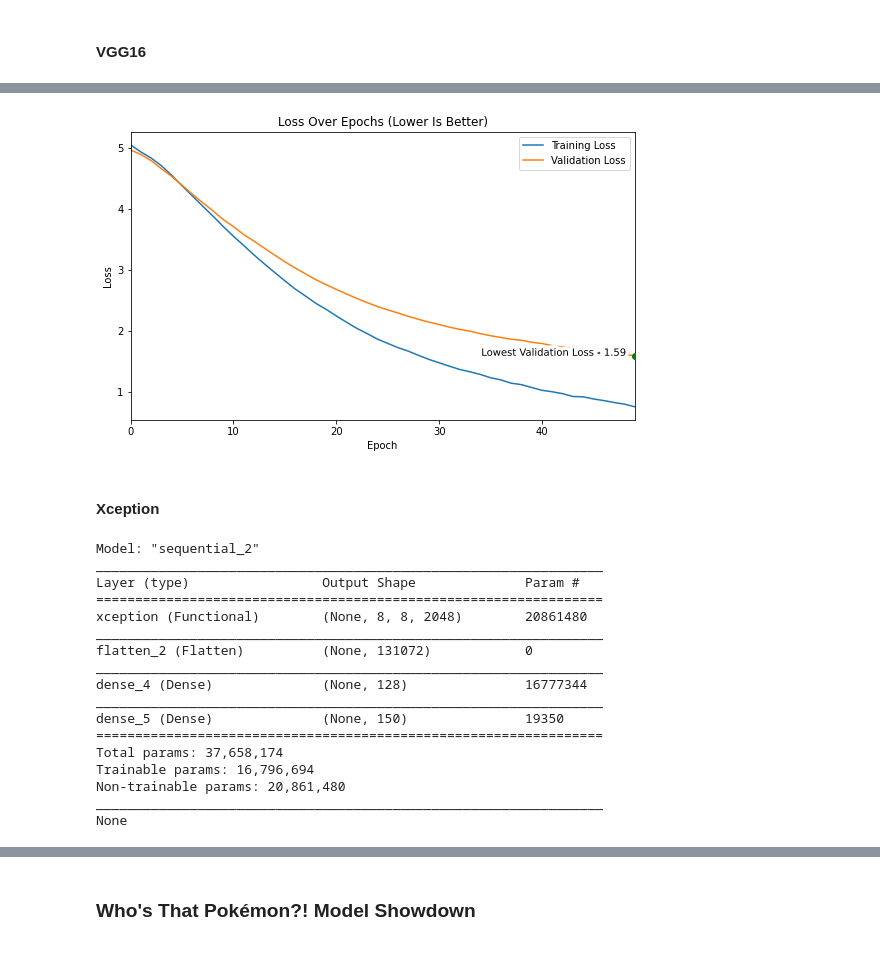
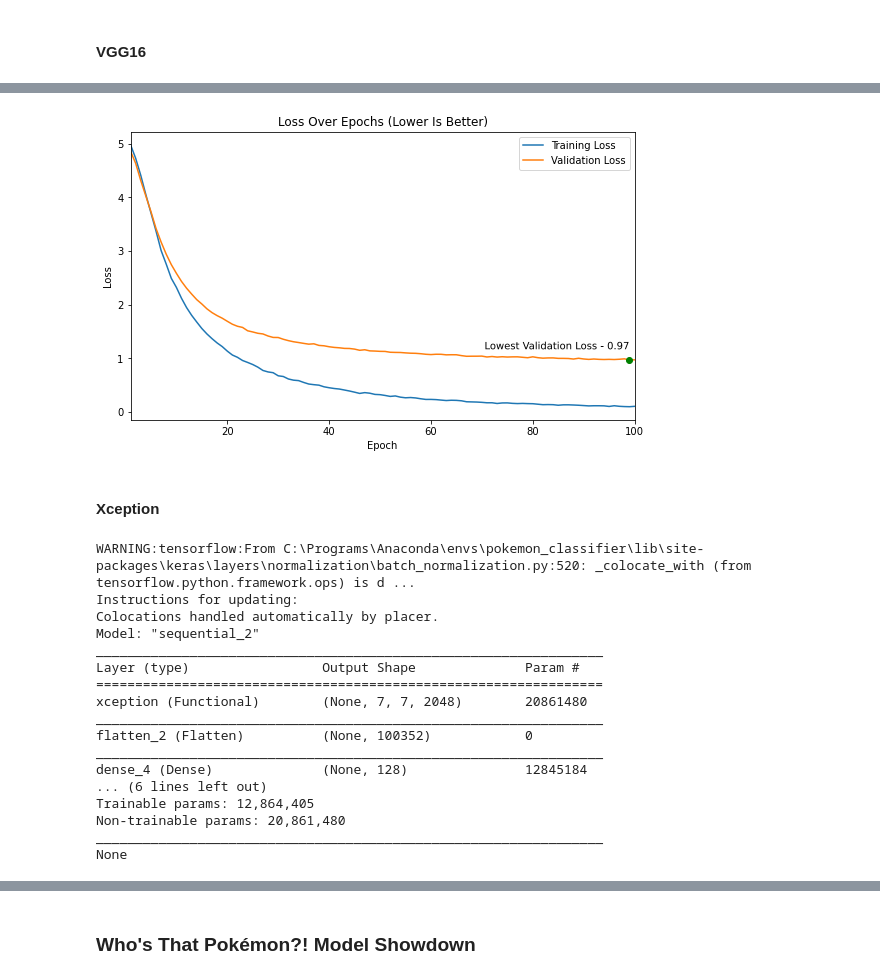
Before and after one commit to LinkWentz/whos-that-pokemon, a Jupyter notebook: pokemon_classification.ipynb, the cells around one changed output, grey strips where cells are left out. Drawn from its saved outputs; the diff is of its cells as text; code cells hidden in the pictures.

```diff
--- a/pokemon_classification.ipynb
+++ b/pokemon_classification.ipynb
@@ -193,8 +258,9 @@ plot_training_history(scratch_model_history, 'scratch_model_loss.jpg')
 # %% [markdown]
 ### Transfer Learning
 # %%
-def build_model(application, output_count = 2, input_shape = (244, 244, 3),
-    dense_count = 128, learning_rate = 1e-05, l2_factor = 1e-05):
+def build_model(application, output_count = 2, input_shape = (*IMAGE_SIZE, 3),
+    dense_count = 128, learning_rate = 1e-04, l2_factor = 1e-05,
+    dropout_rate = 0.1):
     '''
     Build a 2D convolutional neural network for transfer learning using a base
     keras application.
@@ -212,31 +278,33 @@ def build_model(application, output_count = 2, input_shape = (244, 244, 3),
          - default: 1e-5
         l2_factor: Factor for l2 regularizer.
          - default: 1e-2
+         dropout_rate: The dropout rate of the last intermediate dense layer.
+          - default: 0.2
 
     Returns:
         model: Convolutional neural network made using provided specifications.
     '''
     # Model property shotrcuts.
-    l2 = tf.keras.regularizers.l2(l2_factor)
-    adam = tf.keras.optimizers.Adam(learning_rate)
+    l2 = keras.regularizers.l2(l2_factor)
+    adam = keras.optimizers.Adam(learning_rate)
     # Initalize application.
     base_model = application(weights = 'imagenet', include_top = False,
         input_shape = input_shape)
     base_model.trainable = False
     # Initialize model.
-    model = tf.keras.models.Sequential()
+    model = keras.models.Sequential()
     # Base
     model.add(base_model)
     # Dense layers
-    model.add(tf.keras.layers.Flatten())
-    model.add(tf.keras.layers.Dense(128, activation = 'relu',
+    model.add(keras.layers.Flatten())
+    model.add(keras.layers.Dense(dense_count, activation = 'relu',
         kernel_regularizer = l2, bias_regularizer = l2,
         activity_regularizer = l2))
+    model.add(keras.layers.Dropout(dropout_rate))
     # Output layer
-    model.add(tf.keras.layers.Dense(output_count, activation = 'softmax'))
-
+    model.add(keras.layers.Dense(output_count, activation = 'softmax'))
     model.compile(optimizer = adam, loss = 'categorical_crossentropy',
-        metrics=[tf.keras.metrics.CategoricalAccuracy()])
+        metrics = [keras.metrics.CategoricalAccuracy()])
 
     print(model.summary())
 
@@ -244,7 +312,7 @@ def build_model(application, output_count = 2, input_shape = (244, 244, 3),
 # %% [markdown]
 #### VGG16
 # %%
-vgg16_model = build_model(tf.keras.applications.VGG16, output_count = 150)
+vgg16_model = build_model(keras.applications.VGG16, output_count = CLASS_COUNT)
 # %% [output]
 Model: "sequential_1"
 _________________________________________________________________
@@ -264,6 +334,14 @@ Non-trainable params: 14,714,688
 _________________________________________________________________
 None
 # %%
-vgg16_model_history = vgg16_model.fit(train_flow, epochs = 50,
-    validation_data = (X_test, Y_test))
+# Define callbacks
+checkpoint = keras.callbacks.ModelCheckpoint('models/vgg16_model_best',
+    monitor = 'val_loss', mode = 'min', save_freq = 'epoch',
+    save_best_only = True, save_weights_only = True)
+plateau_handling = keras.callbacks.ReduceLROnPlateau(monitor = 'val_loss',
+    patience = 10, factor = 0.1)
+
+vgg16_model_history = vgg16_model.fit(train_flow, epochs = EPOCHS,
+    validation_data = (X_test, Y_test),
+    callbacks = [checkpoint, plateau_handling])
 # %% [output]
@@ -286,0 +366,2 @@ Epoch 50/50
+# %%
+print_training_stats(vgg16_model_history)
@@ -287,26 +371,27 @@ Epoch 50/50
 # %%
-plot_training_history(vgg16_model_history, 'vgg16_model_loss.jpg')
+plot_training_history(vgg16_model_history, save_name = 'vgg16_model_loss.jpg')
 # %% [output]
-[figure, old version]
+[figure, new version]
 # %% [markdown]
 #### Xception
 # %%
-xception_model = build_model(tf.keras.applications.Xception, output_count = 150)
+xception_model = build_model(keras.applications.Xception,
+    output_count = CLASS_COUNT)
 # %% [output]
+WARNING:tensorflow:From C:\Programs\Anaconda\envs\pokemon_classifier\lib\site-packages\keras\layers\normalization\batch_normalization.py:520: _colocate_with (from tensorflow.python.framework.ops) is d ...
+Instructions for updating:
+Colocations handled automatically by placer.
 Model: "sequential_2"
 _________________________________________________________________
 Layer (type)                 Output Shape              Param #
 =================================================================
-xception (Functional)        (None, 8, 8, 2048)        20861480
+xception (Functional)        (None, 7, 7, 2048)        20861480
 _________________________________________________________________
-flatten_2 (Flatten)          (None, 131072)            0
+flatten_2 (Flatten)          (None, 100352)            0
 _________________________________________________________________
-dense_4 (Dense)              (None, 128)               16777344
-_________________________________________________________________
-dense_5 (Dense)              (None, 150)               19350
-=================================================================
-Total params: 37,658,174
-Trainable params: 16,796,694
+dense_4 (Dense)              (None, 128)               12845184
+... (6 lines left out)
+Trainable params: 12,864,405
 Non-trainable params: 20,861,480
 _________________________________________________________________
 None
```
Also changed, not shown: parts of 37 cells of this notebook.
